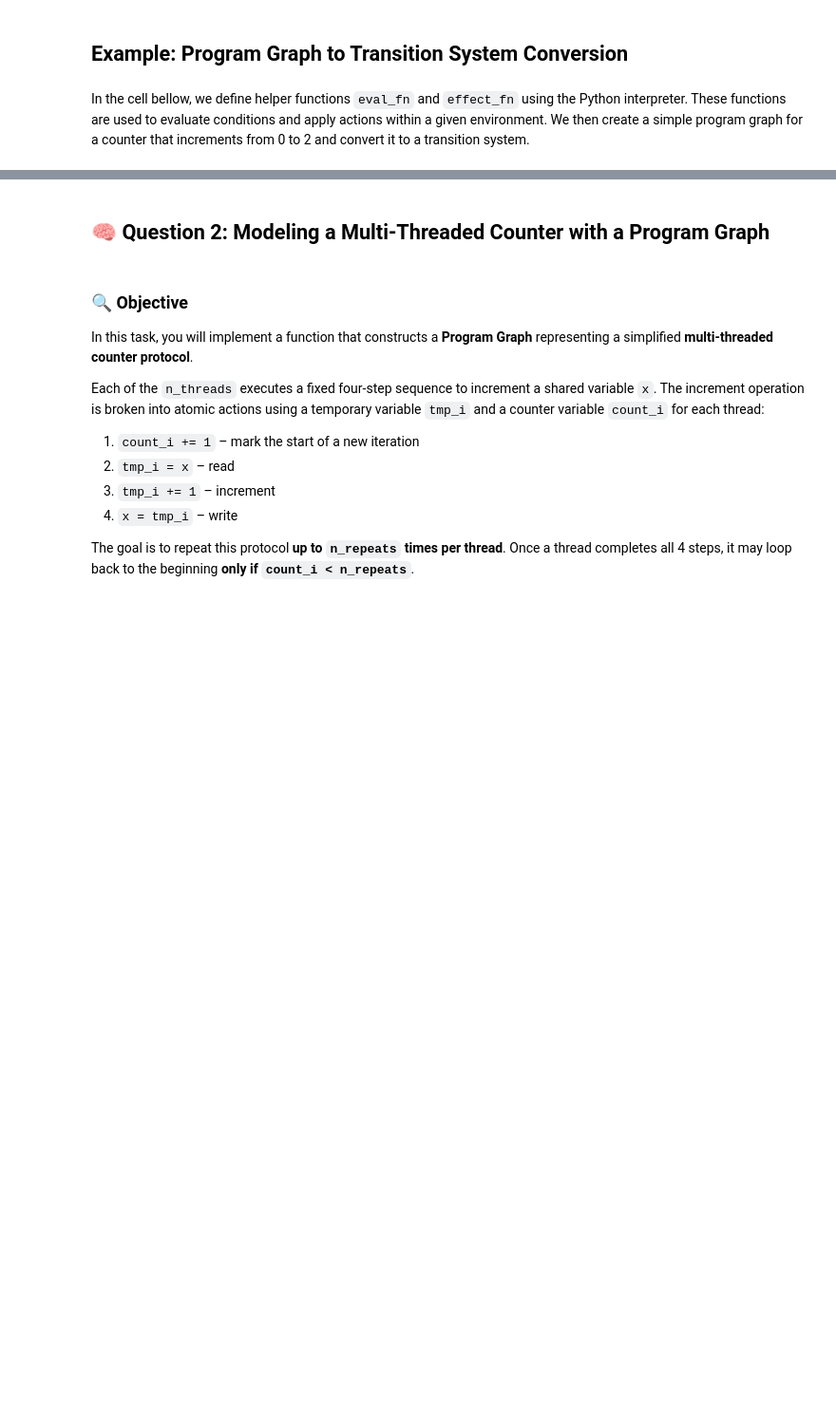
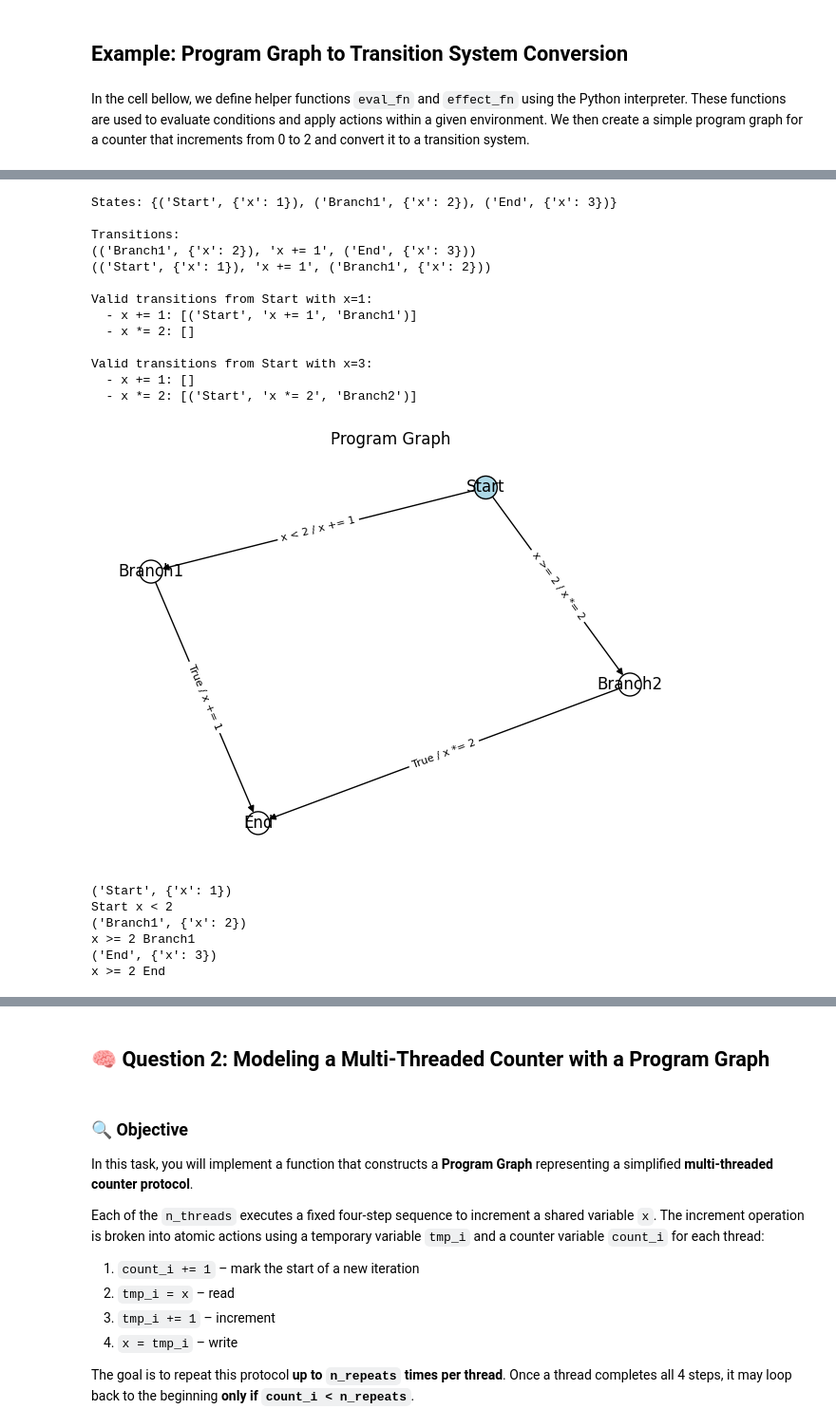
Before and after one commit to a1amit/Formal_Verification_HW2, a Jupyter notebook: HW2.ipynb, the cells around one changed output, grey strips where cells are left out. Shown: that part at 95% size. Cells and saved outputs as stored; diff of their text form; code cells hidden in the pictures; blank space fills up the shorter version.

```diff
--- a/HW2.ipynb
+++ b/HW2.ipynb
@@ -746,0 +872,67 @@ Transitions:
+# %%
+# Program graph with conditional branching
+branch_pg = ProgramGraph(
+    locations={'Start', 'Branch1', 'Branch2', 'End'},
+    initial_locations={'Start'},
+    actions={'x += 1', 'x *= 2'},
+    transitions={
+        ('Start', 'x < 2', 'x += 1', 'Branch1'),
+        ('Start', 'x >= 2', 'x *= 2', 'Branch2'),
+        ('Branch1', 'True', 'x += 1', 'End'),
+        ('Branch2', 'True', 'x *= 2', 'End')
+    },
+    eval_fn=eval_fn,
+    effect_fn=effect_fn,
+    g0='x == 1'
+)
+
+# Convert to transition system
+branch_vars = {'x': {1, 2, 3, 4, 8}}
+branch_labels = {'x < 2', 'x >= 2', 'x > 5'}
+branch_ts = branch_pg.to_transition_system(branch_vars, branch_labels)
+
+# Print the states and transitions
+print("States:", branch_ts.S)
+print("\nTransitions:")
+for transition in branch_ts.Transitions:
+    print(transition)
+
+# Test valid_transitions
+env = {'x': 1}
+valid_from_start_1 = branch_pg.valid_transitions('Start', env, 'x += 1')
+valid_from_start_2 = branch_pg.valid_transitions('Start', env, 'x *= 2')
+print("\nValid transitions from Start with x=1:")
+print("  - x += 1:", valid_from_start_1)
+print("  - x *= 2:", valid_from_start_2)
+
+env = {'x': 3}
+valid_from_start_3 = branch_pg.valid_transitions('Start', env, 'x += 1')
+valid_from_start_4 = branch_pg.valid_transitions('Start', env, 'x *= 2')
+print("\nValid transitions from Start with x=3:")
+print("  - x += 1:", valid_from_start_3)
+print("  - x *= 2:", valid_from_start_4)
+
+# Visualize
+branch_pg.plot()
+branch_ts.plot(title="Conditional Branching Program Graph")
+# %% [output]
+States: {('Start', {'x': 1}), ('Branch1', {'x': 2}), ('End', {'x': 3})}
+
+Transitions:
+(('Branch1', {'x': 2}), 'x += 1', ('End', {'x': 3}))
+(('Start', {'x': 1}), 'x += 1', ('Branch1', {'x': 2}))
+
+Valid transitions from Start with x=1:
+  - x += 1: [('Start', 'x += 1', 'Branch1')]
+  - x *= 2: []
+
+Valid transitions from Start with x=3:
+  - x += 1: []
+  - x *= 2: [('Start', 'x *= 2', 'Branch2')]
+[figure, added]
+('Start', {'x': 1})
+Start x < 2
+('Branch1', {'x': 2})
+x >= 2 Branch1
+('End', {'x': 3})
+x >= 2 End
```
Also changed, not shown: parts of 12 cells of this notebook, 2 other files.
